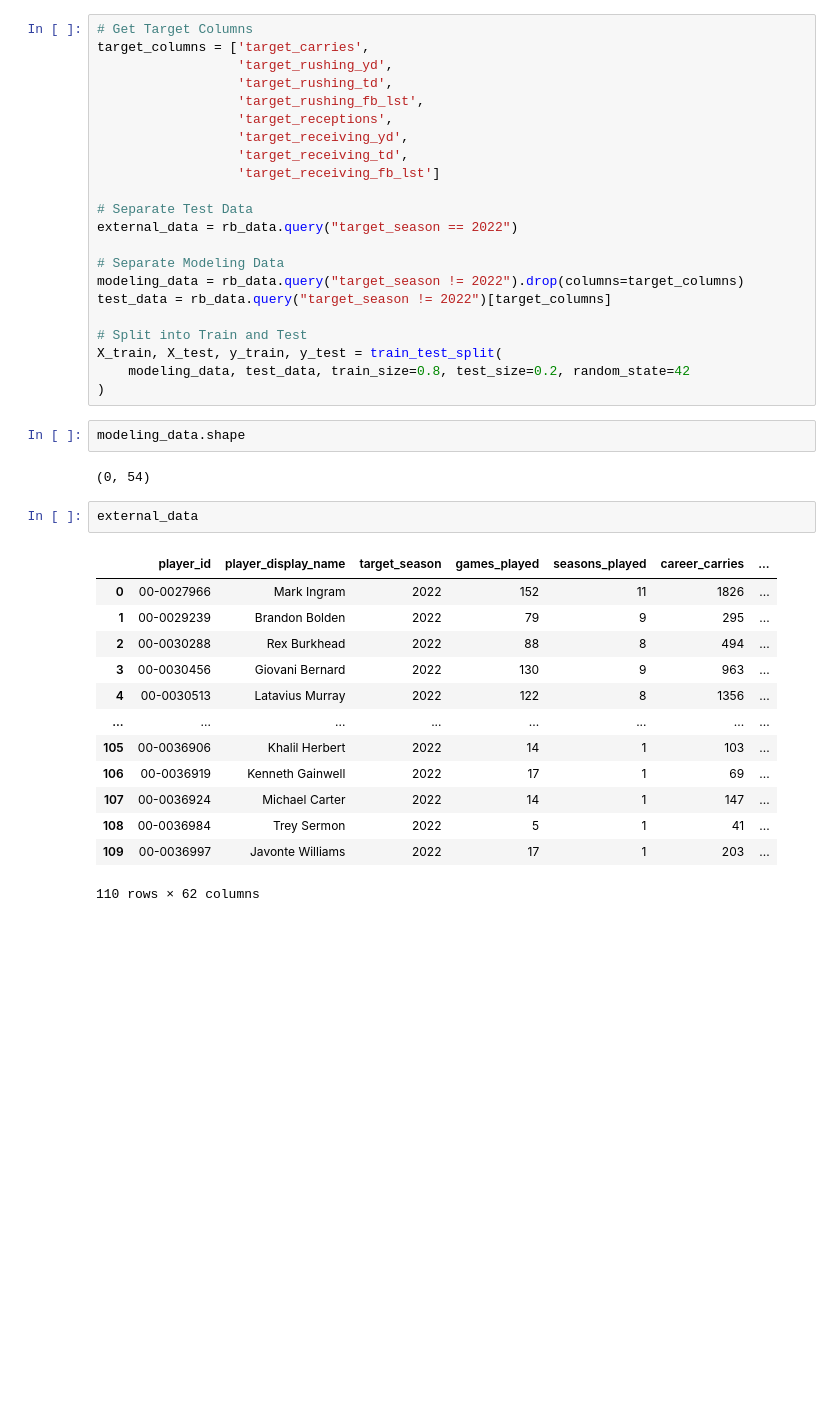
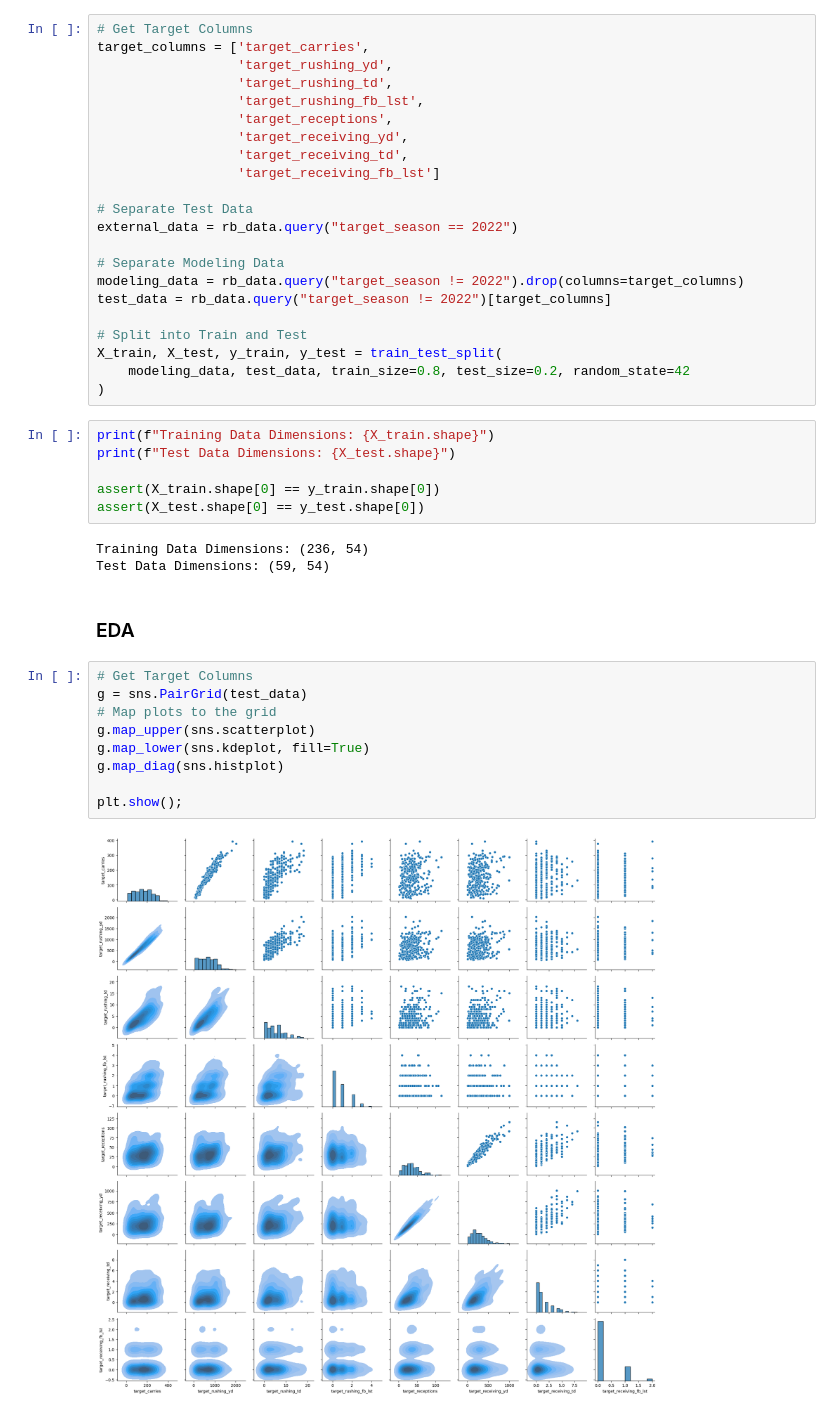
Before and after one commit to dusty736/fantasy_wizard, a Jupyter notebook: Python/rb_season_modeling.ipynb, the cells around one changed output. Cells and saved outputs as stored; diff of their text form; blank space fills up the shorter version.

```diff
--- a/Python/rb_season_modeling.ipynb
+++ b/Python/rb_season_modeling.ipynb
@@ -79,23 +99,25 @@ test_data = rb_data.query("target_season != 2022")[target_columns]
 X_train, X_test, y_train, y_test = train_test_split(
     modeling_data, test_data, train_size=0.8, test_size=0.2, random_state=42
 )
-# %%
-modeling_data.shape
-# %% [output]
-(0, 54)
 # %%
-external_data
+print(f"Training Data Dimensions: {X_train.shape}")
+print(f"Test Data Dimensions: {X_test.shape}")
+
+assert(X_train.shape[0] == y_train.shape[0])
+assert(X_test.shape[0] == y_test.shape[0])
 # %% [output]
-|  | player_id | player_display_name | target_season | games_played | seasons_played | career_carries | ... |
-| 0 | 00-0027966 | Mark Ingram | 2022 | 152 | 11 | 1826 | ... |
-| 1 | 00-0029239 | Brandon Bolden | 2022 | 79 | 9 | 295 | ... |
-| 2 | 00-0030288 | Rex Burkhead | 2022 | 88 | 8 | 494 | ... |
-| 3 | 00-0030456 | Giovani Bernard | 2022 | 130 | 9 | 963 | ... |
-| 4 | 00-0030513 | Latavius Murray | 2022 | 122 | 8 | 1356 | ... |
-| ... | ... | ... | ... | ... | ... | ... | ... |
-| 105 | 00-0036906 | Khalil Herbert | 2022 | 14 | 1 | 103 | ... |
-| 106 | 00-0036919 | Kenneth Gainwell | 2022 | 17 | 1 | 69 | ... |
-| 107 | 00-0036924 | Michael Carter | 2022 | 14 | 1 | 147 | ... |
-| 108 | 00-0036984 | Trey Sermon | 2022 | 5 | 1 | 41 | ... |
-| 109 | 00-0036997 | Javonte Williams | 2022 | 17 | 1 | 203 | ... |
-110 rows × 62 columns
+Training Data Dimensions: (236, 54)
+Test Data Dimensions: (59, 54)
+# %% [markdown]
+### EDA
+# %%
+# Get Target Columns
+g = sns.PairGrid(test_data)
+# Map plots to the grid
+g.map_upper(sns.scatterplot)
+g.map_lower(sns.kdeplot, fill=True)
+g.map_diag(sns.histplot)
+
+plt.show();
+# %% [output]
+[figure, added]
```
Also changed, not shown: parts of 51 cells of this notebook.
